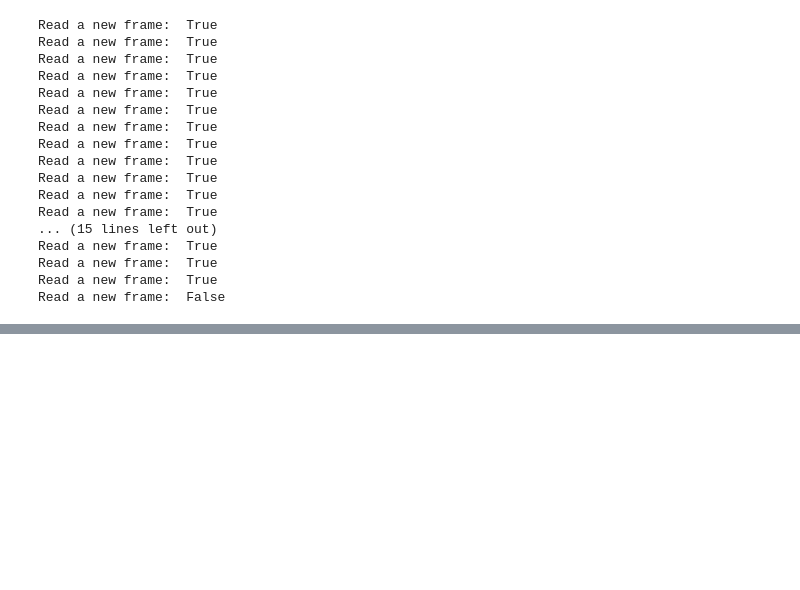
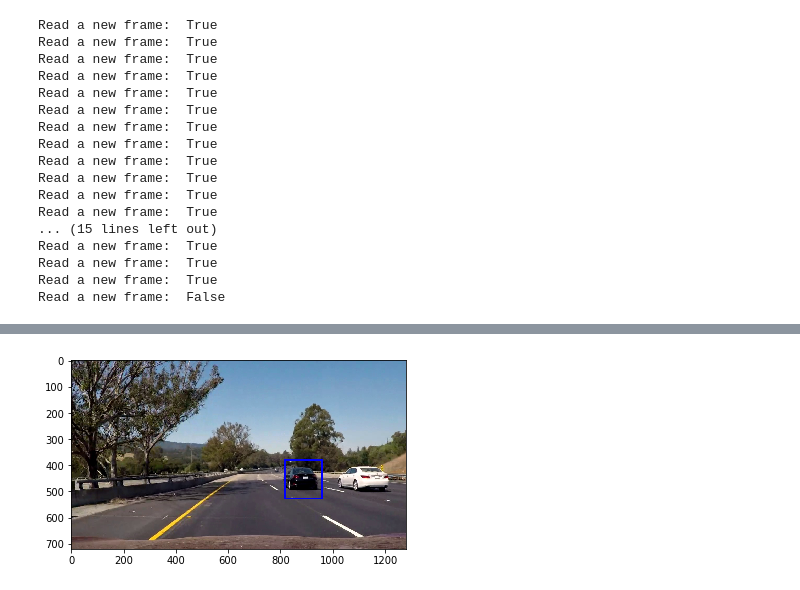
Before and after one commit to jaxanc/CarND-Vehicle-Detection, a Jupyter notebook: search_and_classify.ipynb, the cells around one changed output, grey strips where cells are left out. Saved outputs shown, nothing was run; the diff lists cells and outputs as text; code cells hidden in the pictures; blank space fills up the shorter version.

```diff
--- a/search_and_classify.ipynb
+++ b/search_and_classify.ipynb
@@ -276,0 +351,10 @@ Read a new frame:  False
+# %%
+# Find final boxes from heatmap using label function
+labels = label(heatmap)
+
+draw_img = draw_labeled_bboxes(np.copy(image), labels)
+
+plt.imshow(draw_img)
+plt.show()
+# %% [output]
+[figure, added]
```
Also changed, not shown: parts of 5 cells of this notebook, 40 other files.
